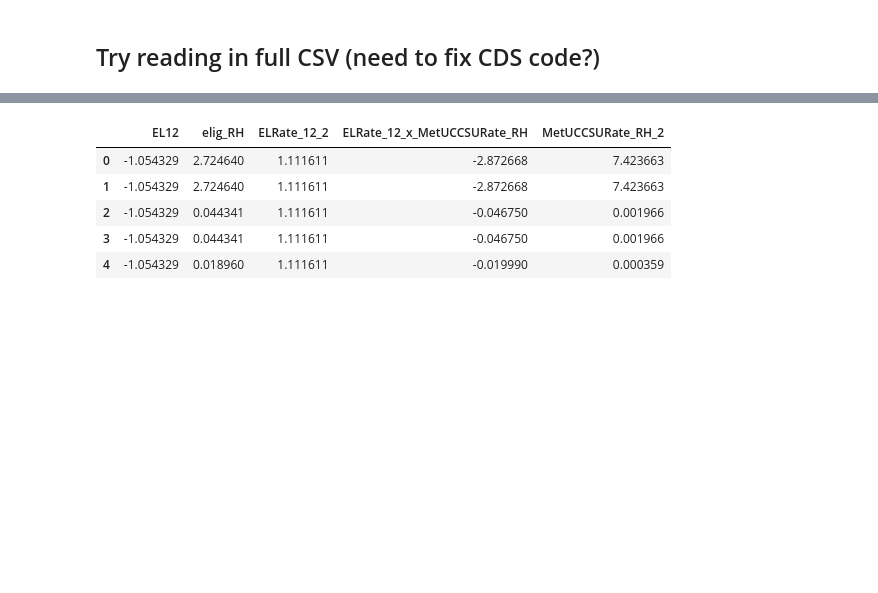
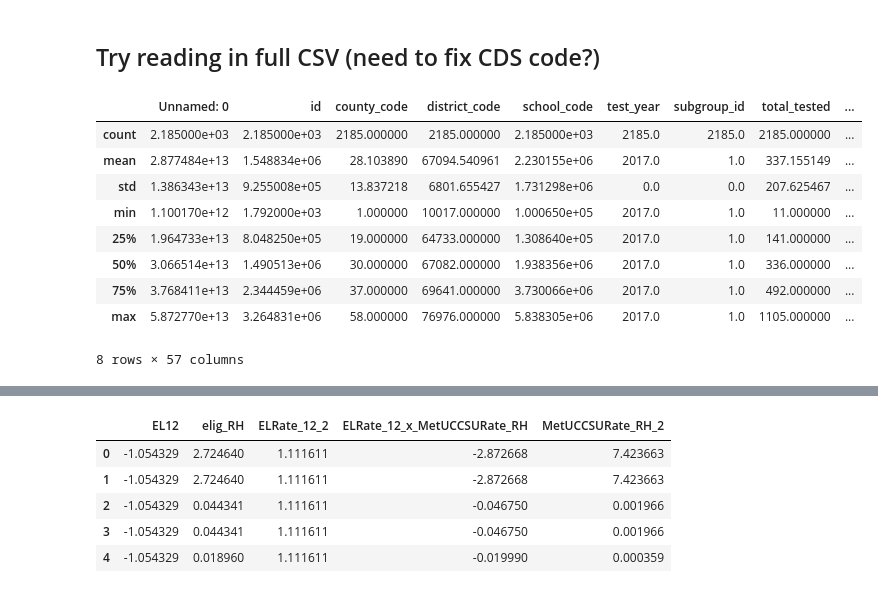
Before and after one commit to jordanplanders/Thinkful, a Jupyter notebook: Bootcamp/Unit 2/CA_edu_features-Copy1.ipynb, the cells around one changed output, grey strips where cells are left out. Saved outputs shown, nothing was run; the diff lists cells and outputs as text; code cells hidden in the pictures; blank space fills up the shorter version.

```diff
--- a/Bootcamp/Unit 2/CA_edu_features-Copy1.ipynb
+++ b/Bootcamp/Unit 2/CA_edu_features-Copy1.ipynb
@@ -11,18 +11,28 @@ path = 'CA_edu_data/'
 # %% [markdown]
 ## Try reading in full CSV (need to fix CDS code?)
 # %%
-sb_df_all2 = pd.read_csv(path+'HS_testscores_meta.csv')
+sb_df_all = pd.read_csv(path+'HS_testscores_meta.csv')
 # %%
 _cds = []
-for cds in sb_df_all2['cds']:
+for cds in sb_df_all['cds']:
     cds = str(cds)
     if len(cds)<14:
         cds = '0'*(14-len(cds))+cds
         _cds.append(cds)
     else:
         _cds.append(cds)
-sb_df_all2['cds'] = _cds
-sb_df_all2 = sb_df_all2.set_index(sb_df_all2.cds)
+sb_df_all['cds'] = _cds
+sb_df_all = sb_df_all.set_index(sb_df_all.cds)
-# %%
-_sb_df_all = sb_df_all
-sb_df_all = sb_df_all2
+# %%
+sb_df_all.describe()
+# %% [output]
+|  | Unnamed: 0 | id | county_code | district_code | school_code | test_year | subgroup_id | total_tested | ... |
+| count | 2.185000e+03 | 2.185000e+03 | 2185.000000 | 2185.000000 | 2.185000e+03 | 2185.0 | 2185.0 | 2185.000000 | ... |
+| mean | 2.877484e+13 | 1.548834e+06 | 28.103890 | 67094.540961 | 2.230155e+06 | 2017.0 | 1.0 | 337.155149 | ... |
+| std | 1.386343e+13 | 9.255008e+05 | 13.837218 | 6801.655427 | 1.731298e+06 | 0.0 | 0.0 | 207.625467 | ... |
+| min | 1.100170e+12 | 1.792000e+03 | 1.000000 | 10017.000000 | 1.000650e+05 | 2017.0 | 1.0 | 11.000000 | ... |
+| 25% | 1.964733e+13 | 8.048250e+05 | 19.000000 | 64733.000000 | 1.308640e+05 | 2017.0 | 1.0 | 141.000000 | ... |
+| 50% | 3.066514e+13 | 1.490513e+06 | 30.000000 | 67082.000000 | 1.938356e+06 | 2017.0 | 1.0 | 336.000000 | ... |
+| 75% | 3.768411e+13 | 2.344459e+06 | 37.000000 | 69641.000000 | 3.730066e+06 | 2017.0 | 1.0 | 492.000000 | ... |
+| max | 5.872770e+13 | 3.264831e+06 | 58.000000 | 76976.000000 | 5.838305e+06 | 2017.0 | 1.0 | 1105.000000 | ... |
+8 rows × 57 columns
```
Also changed, not shown: parts of 7 cells of this notebook.
